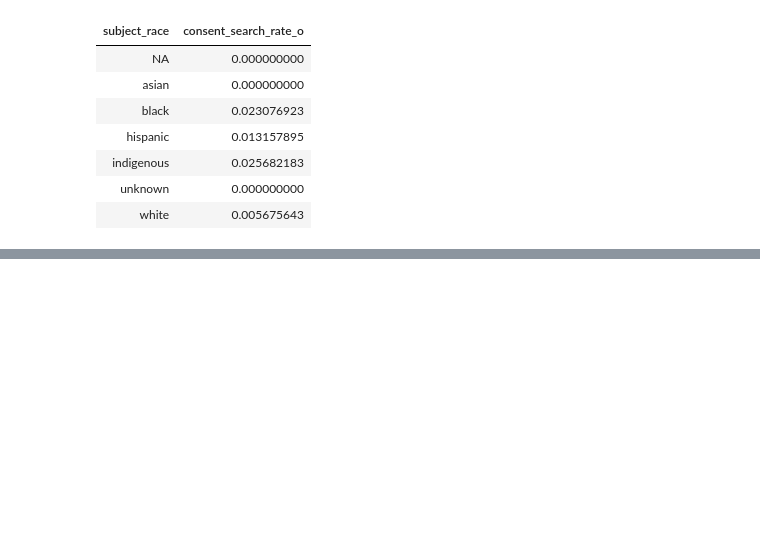
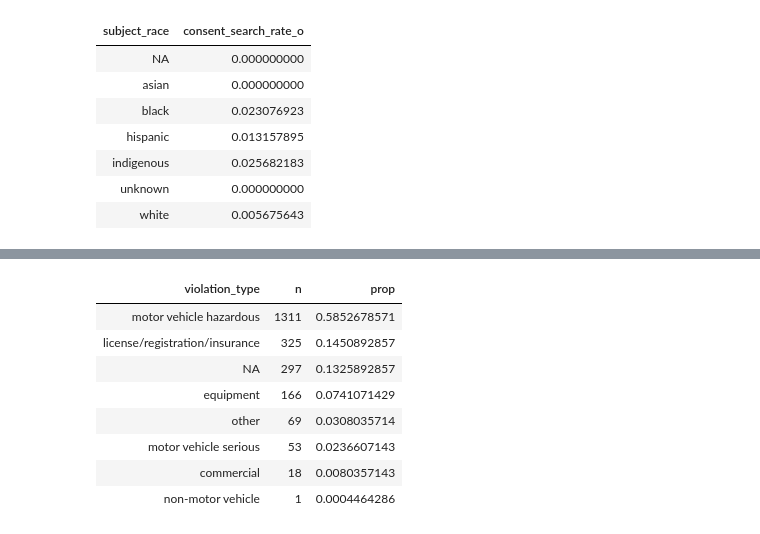
Before and after one commit to mattkiefer/biglocalpolicing, a Jupyter notebook: additional_analyses.ipynb, the cells around one changed output, grey strips where cells are left out. Cells and saved outputs as stored; diff of their text form; code cells hidden in the pictures; blank space fills up the shorter version.

```diff
--- a/additional_analyses.ipynb
+++ b/additional_analyses.ipynb
@@ -273,0 +326,17 @@ data_clean_7 %>%
+# %%
+#Top violations for consent searches
+data_clean_consent <- data_clean %>% filter(consent_search_conducted == TRUE)
+data_clean_consent %>%
+  count(violation_type) %>%
+  mutate(prop = n / sum(n)) %>%
+  arrange(desc(n))
+# %% [output]
+| violation_type | n | prop |
+| motor vehicle hazardous | 1311 | 0.5852678571 |
+| license/registration/insurance | 325 | 0.1450892857 |
+| NA | 297 | 0.1325892857 |
+| equipment | 166 | 0.0741071429 |
+| other | 69 | 0.0308035714 |
+| motor vehicle serious | 53 | 0.0236607143 |
+| commercial | 18 | 0.0080357143 |
+| non-motor vehicle | 1 | 0.0004464286 |
```
Also changed, not shown: parts of 6 cells of this notebook.
